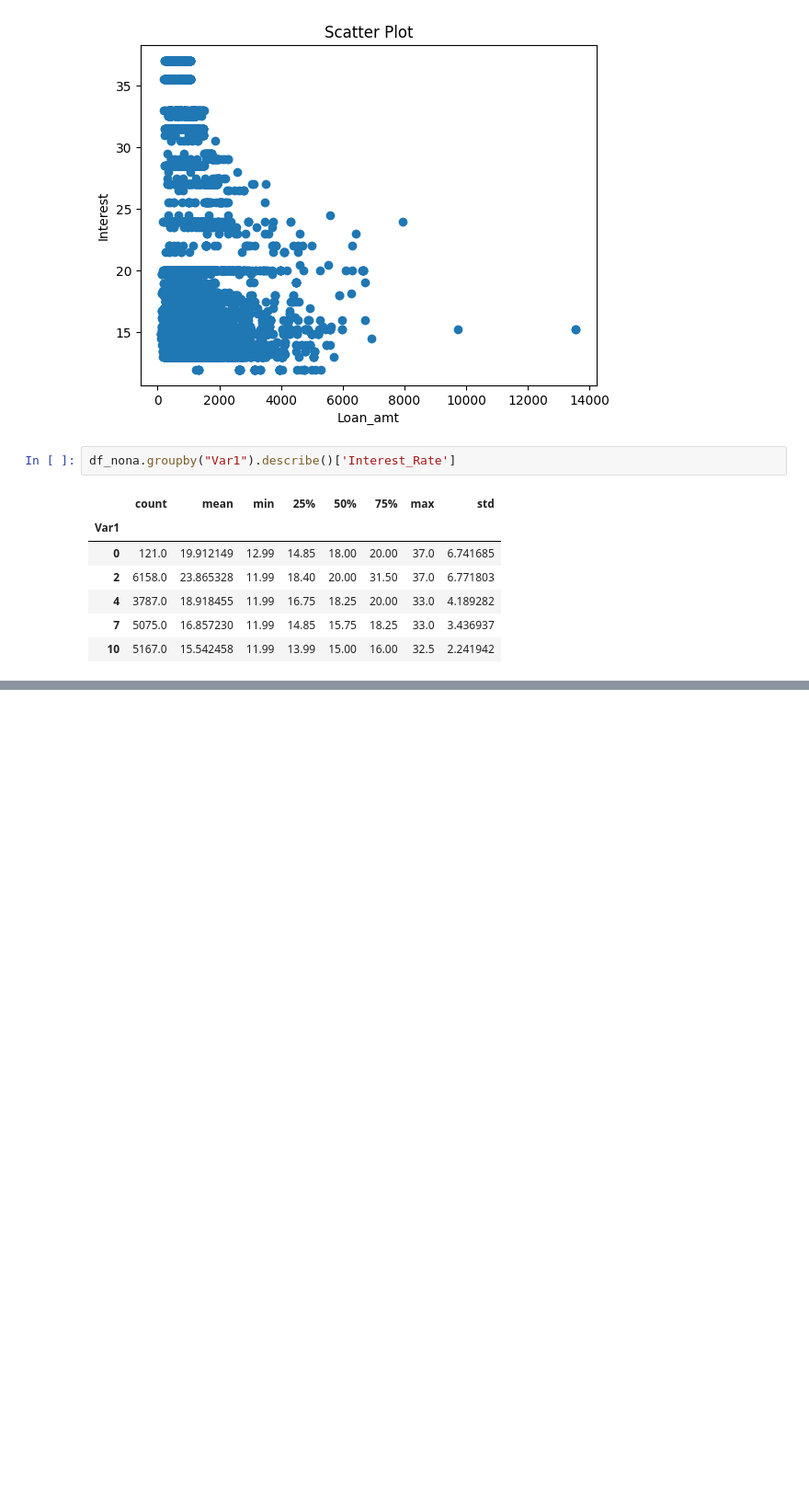
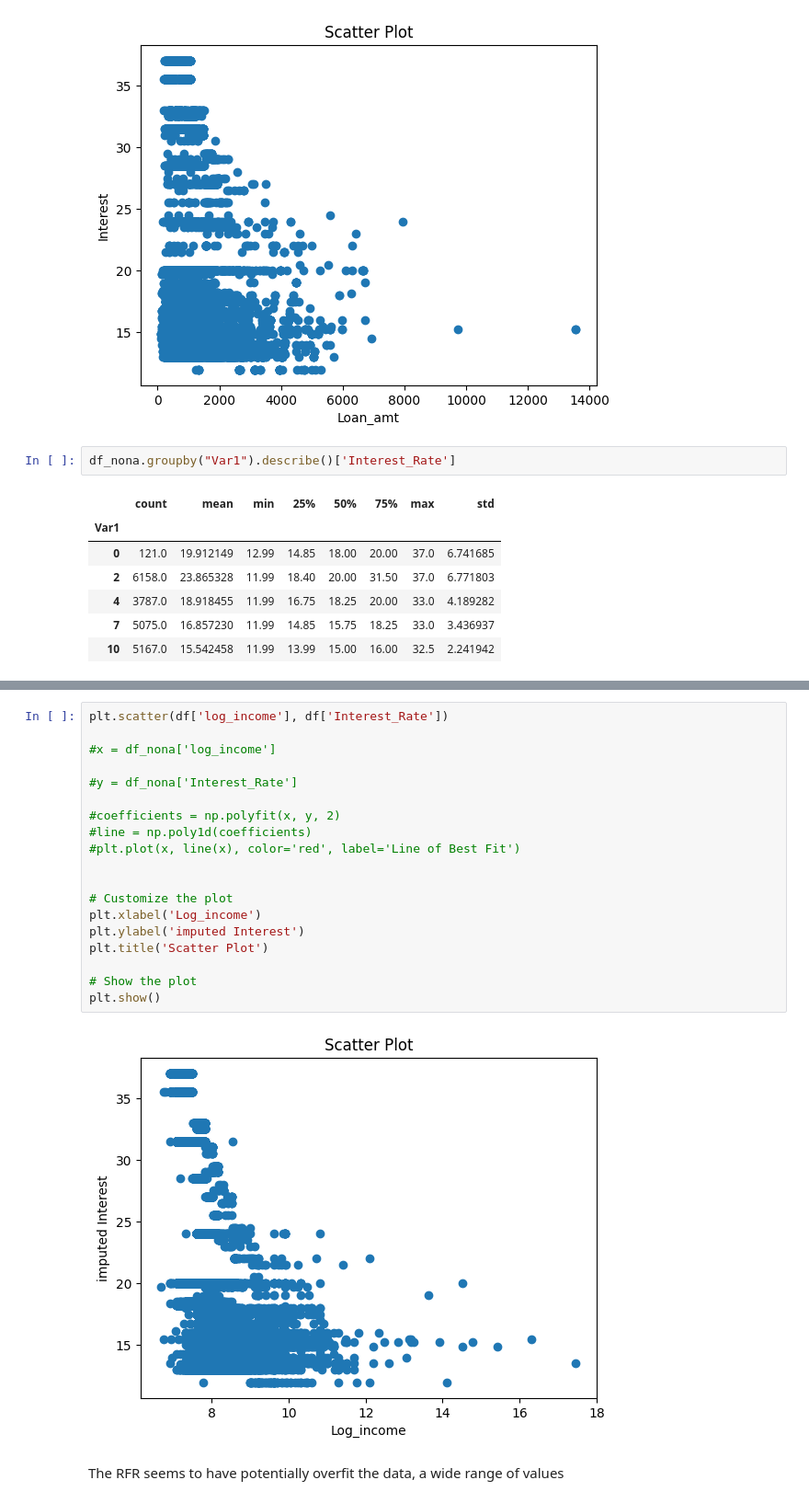
Before and after one commit to tomwillcode/9th_wave_cantek, a Jupyter notebook: Bank_Marketing_Analysis.ipynb, the cells around one changed output, grey strips where cells are left out. Shown: that part at 92% size. Drawn from its saved outputs; the diff is of its cells as text; blank space fills up the shorter version.

```diff
--- a/Bank_Marketing_Analysis.ipynb
+++ b/Bank_Marketing_Analysis.ipynb
@@ -413,0 +647,23 @@ See the caveats in the documentation: https://pandas.pydata.org/pandas-docs/stab
+# %%
+plt.scatter(df['log_income'], df['Interest_Rate'])
+
+#x = df_nona['log_income']
+
+#y = df_nona['Interest_Rate']
+
+#coefficients = np.polyfit(x, y, 2)
+#line = np.poly1d(coefficients)
+#plt.plot(x, line(x), color='red', label='Line of Best Fit')
+
+
+# Customize the plot
+plt.xlabel('Log_income')
+plt.ylabel('imputed Interest')
+plt.title('Scatter Plot')
+
+# Show the plot
+plt.show()
+# %% [output]
+[figure, added]
+# %% [markdown]
+The RFR seems to have potentially overfit the data, a wide range of values
```
Also changed, not shown: parts of 33 cells of this notebook, 1 other file.
